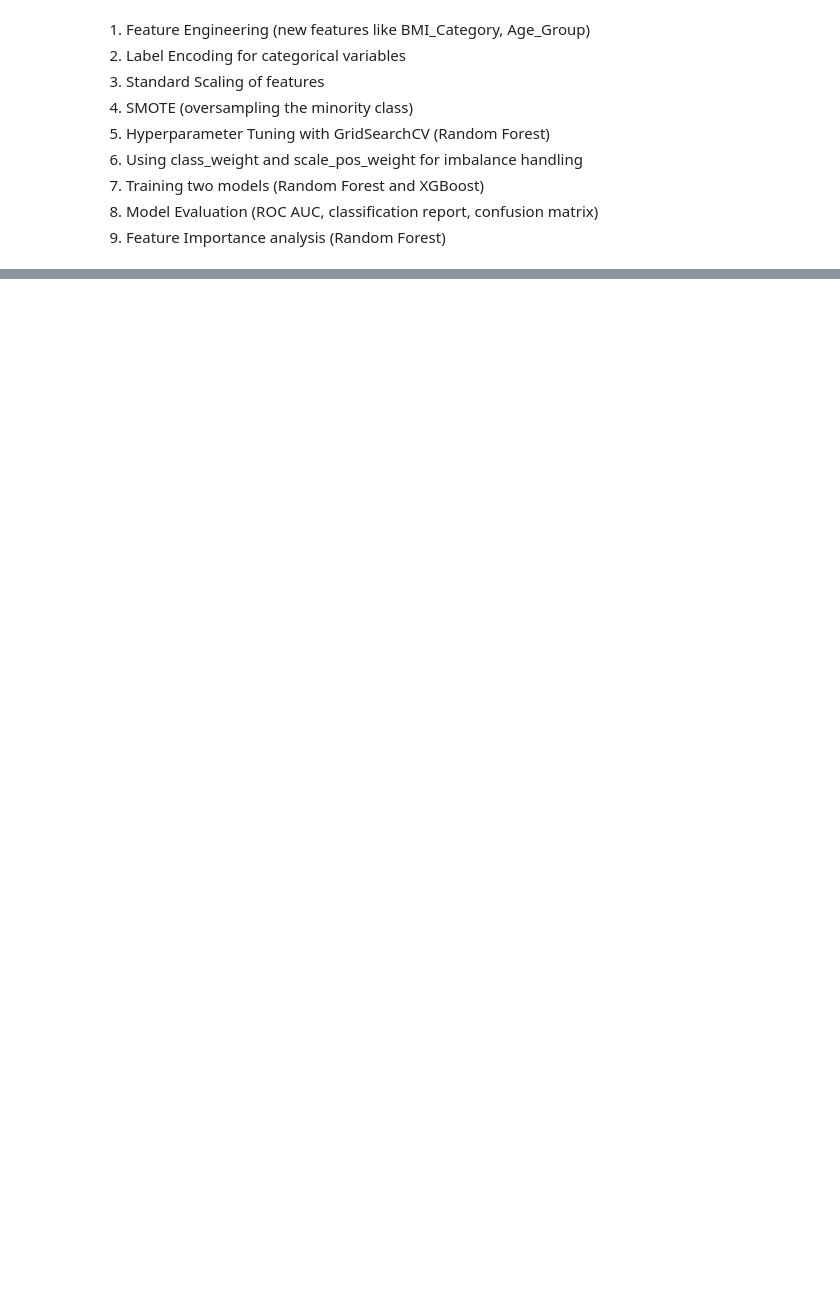
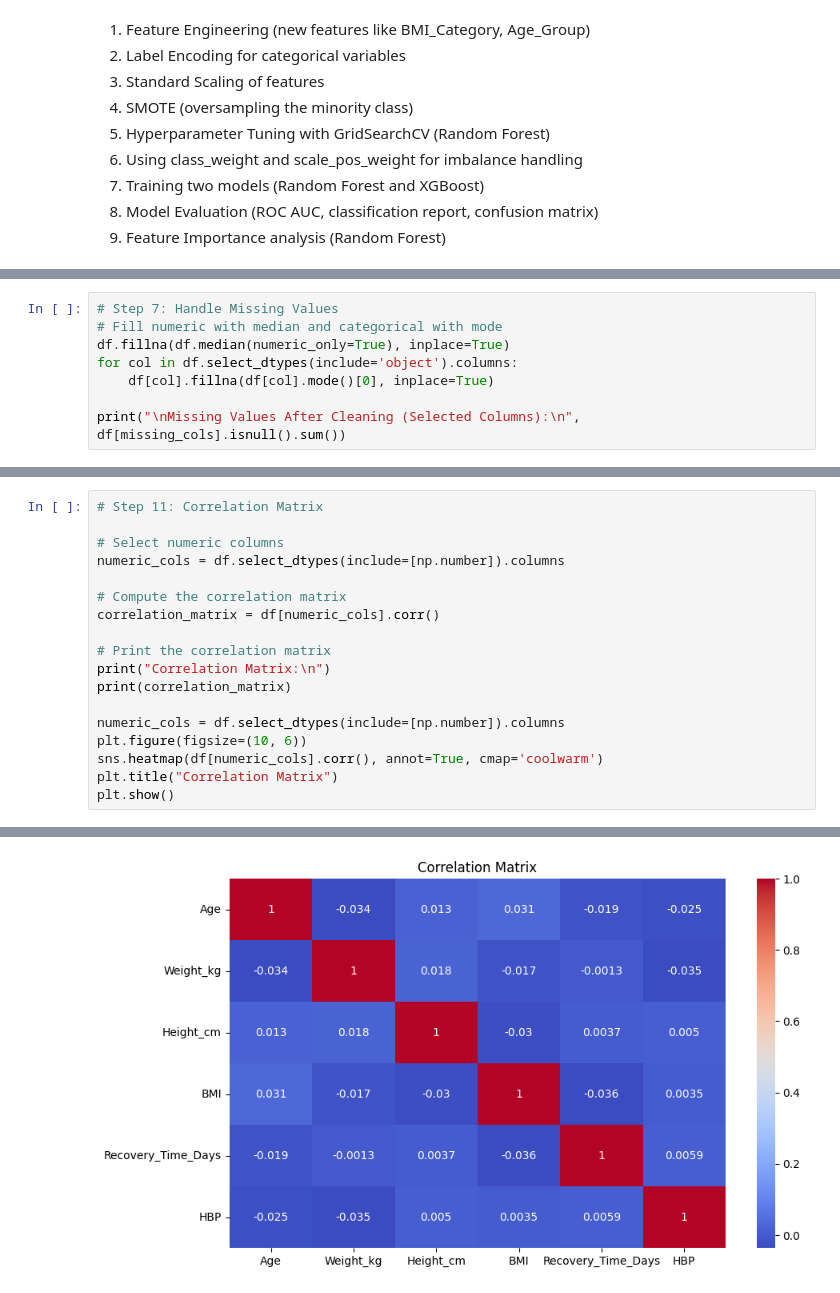
Before and after one commit to DenzilSerrao/Hypertension-prediction, a Jupyter notebook: Execution book.ipynb, the cells around one changed output, grey strips where cells are left out. Saved outputs shown, nothing was run; the diff lists cells and outputs as text; blank space fills up the shorter version.

```diff
--- a/Execution book.ipynb
+++ b/Execution book.ipynb
@@ -333,0 +144,8 @@ Age_Group: 0.0373
+# %%
+# Step 7: Handle Missing Values
+# Fill numeric with median and categorical with mode
+df.fillna(df.median(numeric_only=True), inplace=True)
+for col in df.select_dtypes(include='object').columns:
+    df[col].fillna(df[col].mode()[0], inplace=True)
+
+print("\nMissing Values After Cleaning (Selected Columns):\n", df[missing_cols].isnull().sum())
@@ -333,0 +234,19 @@ Age_Group: 0.0373
+# %%
+# Step 11: Correlation Matrix
+
+# Select numeric columns
+numeric_cols = df.select_dtypes(include=[np.number]).columns
+
+# Compute the correlation matrix
+correlation_matrix = df[numeric_cols].corr()
+
+# Print the correlation matrix
+print("Correlation Matrix:\n")
+print(correlation_matrix)
+
+numeric_cols = df.select_dtypes(include=[np.number]).columns
+plt.figure(figsize=(10, 6))
+sns.heatmap(df[numeric_cols].corr(), annot=True, cmap='coolwarm')
+plt.title("Correlation Matrix")
+plt.show()
+# %% [output]
@@ -333,0 +270 @@ Age_Group: 0.0373
+[figure, added]
```
Also changed, not shown: parts of 22 cells of this notebook, 1 other file.
